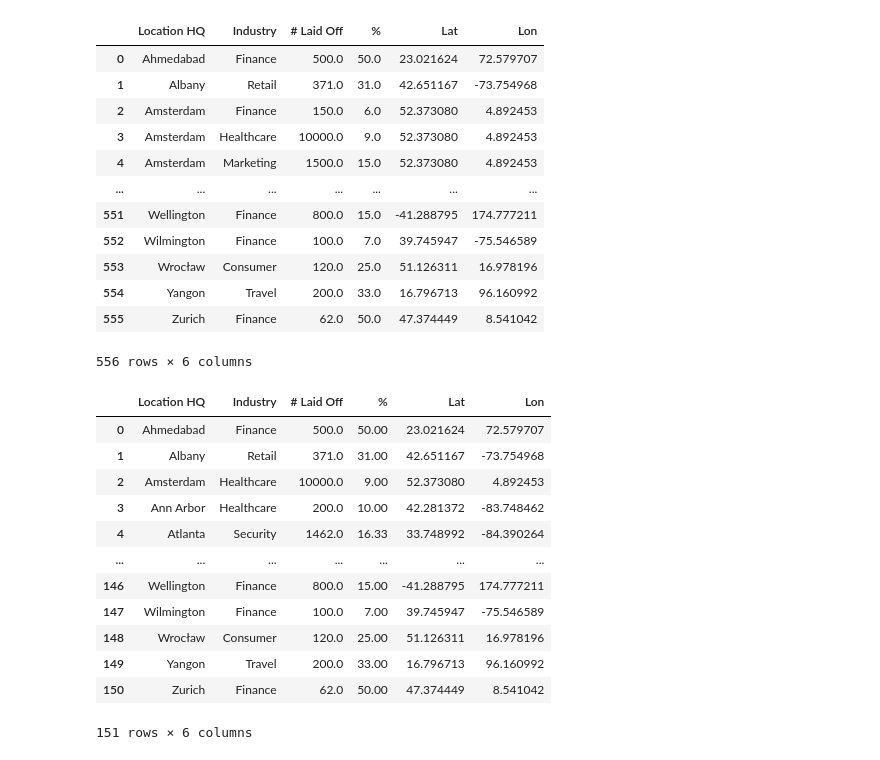
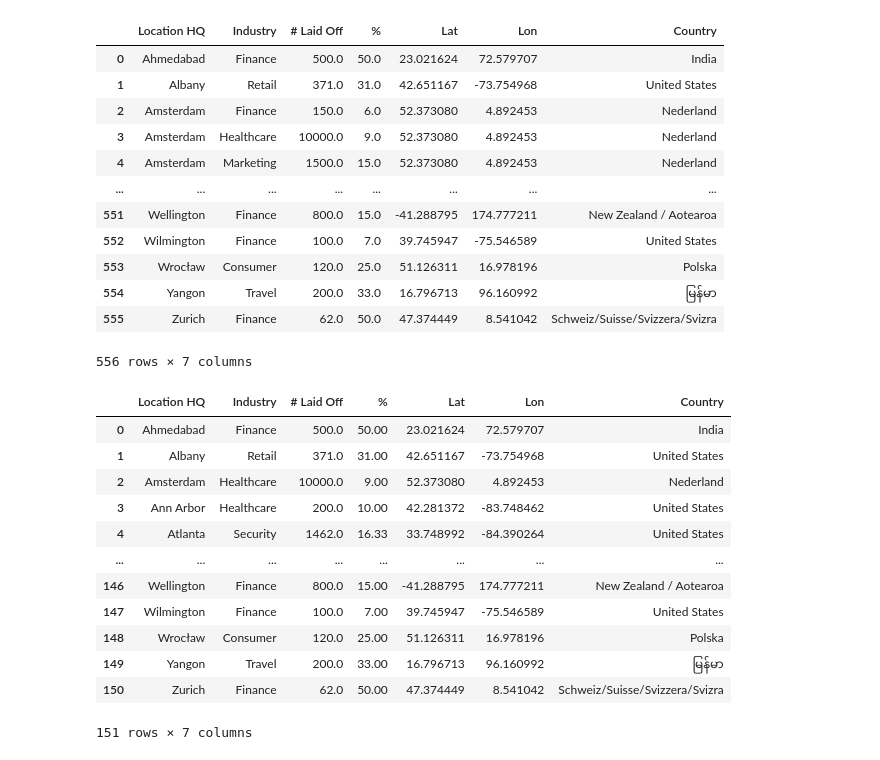
Before and after one commit to MIT-Emerging-Talent/2024-group-02-cdsp, a Jupyter notebook: data_analysis/map.ipynb, the cells around one changed output. Cells and saved outputs as stored; diff of their text form; code cells hidden in the pictures.

Commit message:
- created few dataframe with structured geografic information

```diff
--- a/data_analysis/map.ipynb
+++ b/data_analysis/map.ipynb
@@ -12,0 +20,6 @@ from IPython.display import Image
+# %%
+data["Country"] = ""
+for i in data.index:
+    g = geocoder.osm(data["Location HQ"][i])
+    data.loc[i , "Country"] = g.current_result.country
+data
@@ -47,23 +67,23 @@ p_fig.update_traces( hovertemplate="<b>%{customdata[0]}</b><br><br>" +
 p_fig.write_image("layoffs_%.png")
 p_fig.show()
 # %%
-ind_grouped_data = data.groupby(["Location HQ", "Industry"],as_index=False).agg({"Location HQ": 'first',"Industry":'first', "# Laid Off": 'sum', "%": 'mean', "Lat": 'first', "Lon": 'first'})
+ind_grouped_data = data.groupby(["Location HQ", "Industry"],as_index=False).agg({"Location HQ": 'first',"Industry":'first', "# Laid Off": 'sum', "%": 'mean', "Lat": 'first', "Lon": 'first', "Country": 'first'})
 
 ind_grouped_data
 # %% [output]
-|  | Location HQ | Industry | # Laid Off | % | Lat | Lon |
-| 0 | Ahmedabad | Finance | 500.0 | 50.0 | 23.021624 | 72.579707 |
-| 1 | Albany | Retail | 371.0 | 31.0 | 42.651167 | -73.754968 |
-| 2 | Amsterdam | Finance | 150.0 | 6.0 | 52.373080 | 4.892453 |
-| 3 | Amsterdam | Healthcare | 10000.0 | 9.0 | 52.373080 | 4.892453 |
-| 4 | Amsterdam | Marketing | 1500.0 | 15.0 | 52.373080 | 4.892453 |
-| ... | ... | ... | ... | ... | ... | ... |
-| 551 | Wellington | Finance | 800.0 | 15.0 | -41.288795 | 174.777211 |
-| 552 | Wilmington | Finance | 100.0 | 7.0 | 39.745947 | -75.546589 |
-| 553 | Wrocław | Consumer | 120.0 | 25.0 | 51.126311 | 16.978196 |
-| 554 | Yangon | Travel | 200.0 | 33.0 | 16.796713 | 96.160992 |
-| 555 | Zurich | Finance | 62.0 | 50.0 | 47.374449 | 8.541042 |
+|  | Location HQ | Industry | # Laid Off | % | Lat | Lon | Country |
+| 0 | Ahmedabad | Finance | 500.0 | 50.0 | 23.021624 | 72.579707 | India |
+| 1 | Albany | Retail | 371.0 | 31.0 | 42.651167 | -73.754968 | United States |
+| 2 | Amsterdam | Finance | 150.0 | 6.0 | 52.373080 | 4.892453 | Nederland |
+| 3 | Amsterdam | Healthcare | 10000.0 | 9.0 | 52.373080 | 4.892453 | Nederland |
+| 4 | Amsterdam | Marketing | 1500.0 | 15.0 | 52.373080 | 4.892453 | Nederland |
+| ... | ... | ... | ... | ... | ... | ... | ... |
+| 551 | Wellington | Finance | 800.0 | 15.0 | -41.288795 | 174.777211 | New Zealand / Aotearoa |
+| 552 | Wilmington | Finance | 100.0 | 7.0 | 39.745947 | -75.546589 | United States |
+| 553 | Wrocław | Consumer | 120.0 | 25.0 | 51.126311 | 16.978196 | Polska |
+| 554 | Yangon | Travel | 200.0 | 33.0 | 16.796713 | 96.160992 | မြန်မာ |
+| 555 | Zurich | Finance | 62.0 | 50.0 | 47.374449 | 8.541042 | Schweiz/Suisse/Svizzera/Svizra |
-556 rows × 6 columns
+556 rows × 7 columns
 # %%
 max_index_n = ind_grouped_data.groupby("Location HQ")["# Laid Off"].transform(lambda x : x.max()) == ind_grouped_data["# Laid Off"]
 n_max_ind_lay_data = ind_grouped_data[max_index_n].reset_index(drop=True)
@@ -71,17 +91,17 @@ n_max_ind_lay_data["%"]=n_max_ind_lay_data["%"].round(2)
 #Numeric maximum layoff by industry and location
 n_max_ind_lay_data
 # %% [output]
-|  | Location HQ | Industry | # Laid Off | % | Lat | Lon |
-| 0 | Ahmedabad | Finance | 500.0 | 50.00 | 23.021624 | 72.579707 |
-| 1 | Albany | Retail | 371.0 | 31.00 | 42.651167 | -73.754968 |
-| 2 | Amsterdam | Healthcare | 10000.0 | 9.00 | 52.373080 | 4.892453 |
-| 3 | Ann Arbor | Healthcare | 200.0 | 10.00 | 42.281372 | -83.748462 |
-| 4 | Atlanta | Security | 1462.0 | 16.33 | 33.748992 | -84.390264 |
-| ... | ... | ... | ... | ... | ... | ... |
-| 146 | Wellington | Finance | 800.0 | 15.00 | -41.288795 | 174.777211 |
-| 147 | Wilmington | Finance | 100.0 | 7.00 | 39.745947 | -75.546589 |
-| 148 | Wrocław | Consumer | 120.0 | 25.00 | 51.126311 | 16.978196 |
-| 149 | Yangon | Travel | 200.0 | 33.00 | 16.796713 | 96.160992 |
-| 150 | Zurich | Finance | 62.0 | 50.00 | 47.374449 | 8.541042 |
+|  | Location HQ | Industry | # Laid Off | % | Lat | Lon | Country |
+| 0 | Ahmedabad | Finance | 500.0 | 50.00 | 23.021624 | 72.579707 | India |
+| 1 | Albany | Retail | 371.0 | 31.00 | 42.651167 | -73.754968 | United States |
+| 2 | Amsterdam | Healthcare | 10000.0 | 9.00 | 52.373080 | 4.892453 | Nederland |
+| 3 | Ann Arbor | Healthcare | 200.0 | 10.00 | 42.281372 | -83.748462 | United States |
+| 4 | Atlanta | Security | 1462.0 | 16.33 | 33.748992 | -84.390264 | United States |
+| ... | ... | ... | ... | ... | ... | ... | ... |
+| 146 | Wellington | Finance | 800.0 | 15.00 | -41.288795 | 174.777211 | New Zealand / Aotearoa |
+| 147 | Wilmington | Finance | 100.0 | 7.00 | 39.745947 | -75.546589 | United States |
+| 148 | Wrocław | Consumer | 120.0 | 25.00 | 51.126311 | 16.978196 | Polska |
+| 149 | Yangon | Travel | 200.0 | 33.00 | 16.796713 | 96.160992 | မြန်မာ |
+| 150 | Zurich | Finance | 62.0 | 50.00 | 47.374449 | 8.541042 | Schweiz/Suisse/Svizzera/Svizra |
-151 rows × 6 columns
+151 rows × 7 columns
 # %%
```
Also changed, not shown: parts of 7 cells of this notebook.
